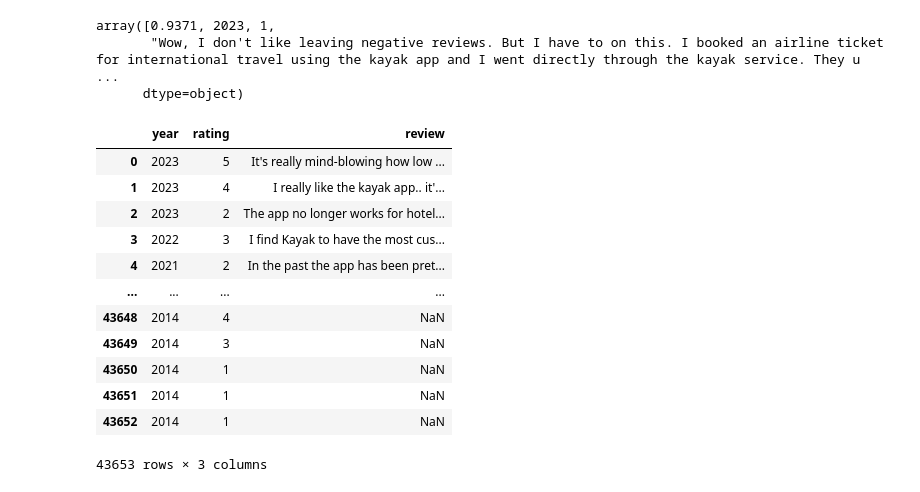
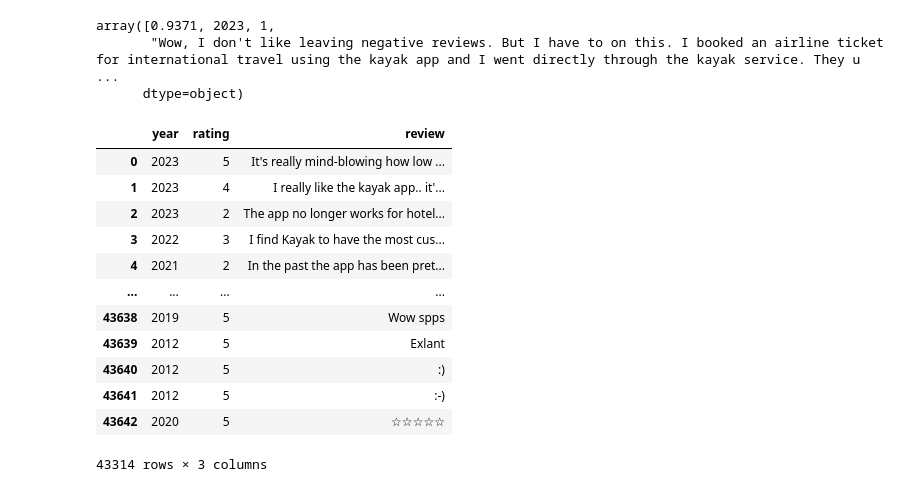
Before and after one commit to comeyrd/quantux-flightcomparator, a Jupyter notebook: review_analytics.ipynb, the cells around one changed output. Saved outputs shown, nothing was run; the diff lists cells and outputs as text; code cells hidden in the pictures.

```diff
--- a/review_analytics.ipynb
+++ b/review_analytics.ipynb
@@ -94,22 +94,23 @@ array([0.9371, 2023, 1,
 # %%
 kayak = pd.read_csv("kayak.csv")
 skyskanner = pd.read_csv("skyskanner.csv")
 df = kayak
 df
+df.dropna()
 # %% [output]
 |  | year | rating | review |
 | 0 | 2023 | 5 | It's really mind-blowing how low ... |
 | 1 | 2023 | 4 | I really like the kayak app.. it'... |
 | 2 | 2023 | 2 | The app no longer works for hotel... |
 | 3 | 2022 | 3 | I find Kayak to have the most cus... |
 | 4 | 2021 | 2 | In the past the app has been pret... |
 | ... | ... | ... | ... |
-| 43648 | 2014 | 4 | NaN |
-| 43649 | 2014 | 3 | NaN |
-| 43650 | 2014 | 1 | NaN |
-| 43651 | 2014 | 1 | NaN |
-| 43652 | 2014 | 1 | NaN |
+| 43638 | 2019 | 5 | Wow spps |
+| 43639 | 2012 | 5 | Exlant |
+| 43640 | 2012 | 5 | :) |
+| 43641 | 2012 | 5 | :-) |
+| 43642 | 2020 | 5 | ☆☆☆☆☆ |
-43653 rows × 3 columns
+43314 rows × 3 columns
 # %%
 res = nltkmodel(df)
 # %%
```
Also changed, not shown: parts of 5 cells of this notebook.
